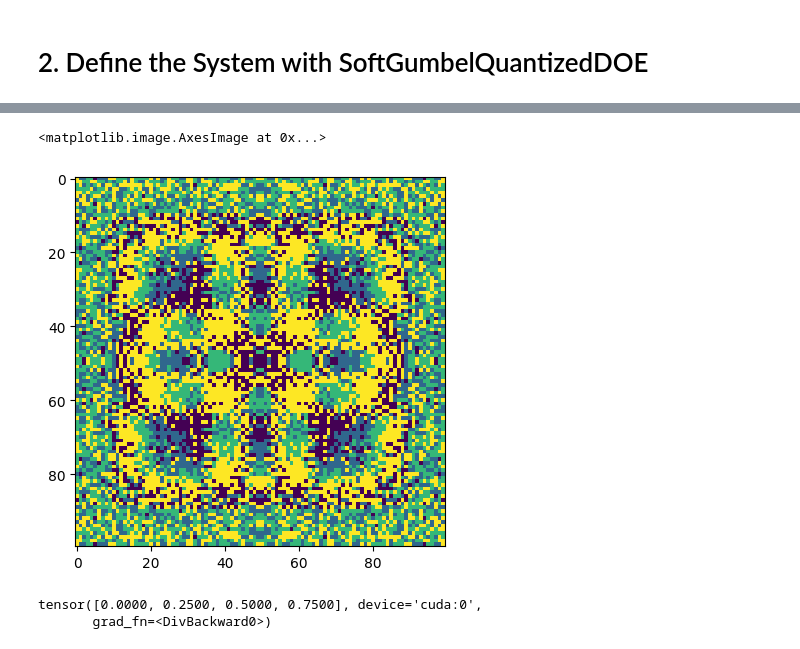
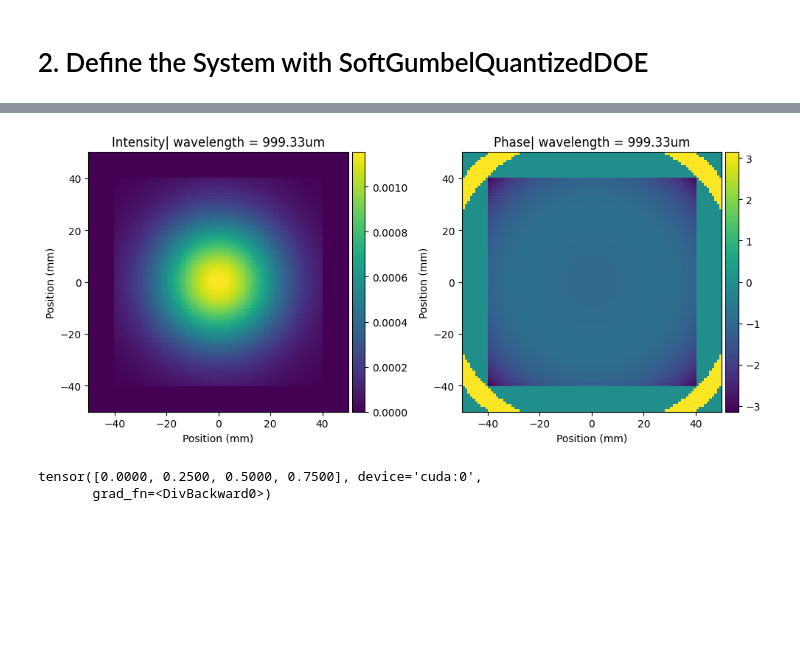
Before and after one commit to sihan-shao/QuantizationAwareTHzDOE, a Jupyter notebook: experiment_four_focal_spots.ipynb, the cells around one changed output, grey strips where cells are left out. Cells and saved outputs as stored; diff of their text form; code cells hidden in the pictures; blank space fills up the shorter version.

```diff
--- a/experiment_four_focal_spots.ipynb
+++ b/experiment_four_focal_spots.ipynb
@@ -277,6 +274,0 @@ best_setup.doe.visualize(figsize=(8,8))
-# %%
-a = best_setup.doe.height_map
-plt.imshow(a.cpu().detach().numpy())
-# %% [output]
-<matplotlib.image.AxesImage at 0x...>
-[figure, removed]
@@ -283,3 +283,7 @@ plt.imshow(a.cpu().detach().numpy())
+# %%
+best_setup.input_field.visualize(flag_axis = True, figsize=(10,10), wavelength=wavelengths, intensity=True)
+# %% [output]
+[figure, added]
 # %%
 setup.doe.height_map.unique() / mm
 
```
Also changed, not shown: parts of 14 cells of this notebook, 2 other files.
